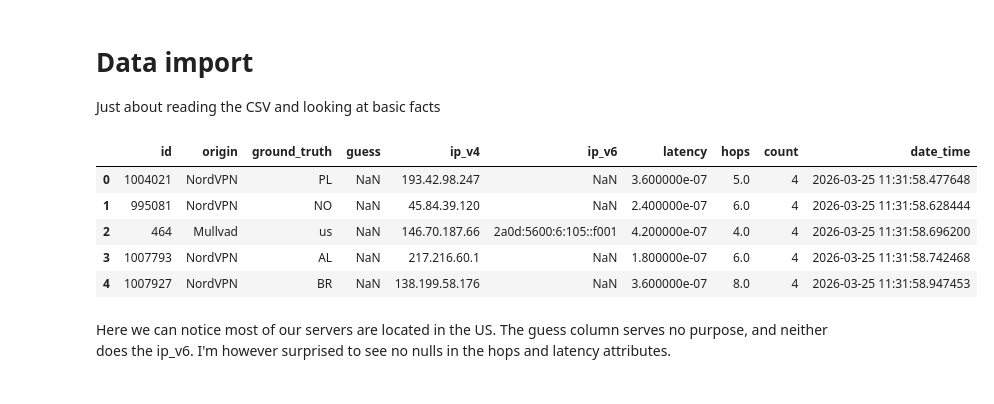
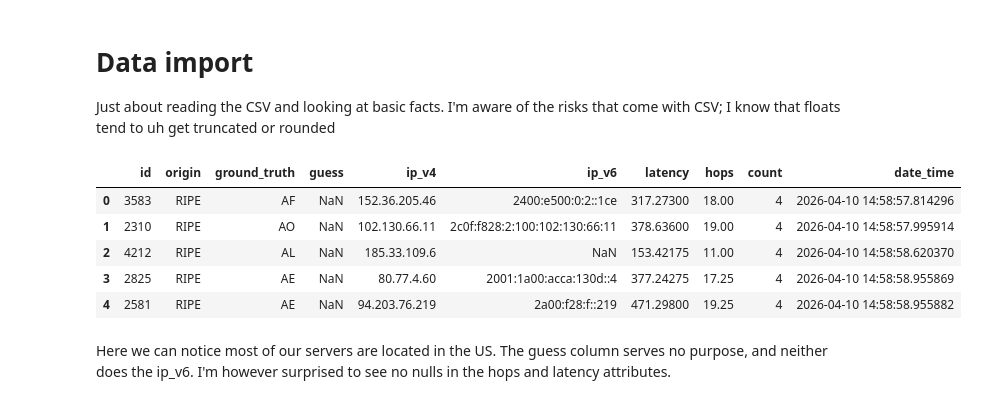
Before and after one commit to rtafurthgarcia/COM763-Assignment, a Jupyter notebook: preparation.ipynb, the cells around one changed output. Saved outputs shown, nothing was run; the diff lists cells and outputs as text; code cells hidden in the pictures.

Commit message:
dropped an accidental second row header in the csv. Displayed a distribution analysis as pie charts.

```diff
--- a/preparation.ipynb
+++ b/preparation.ipynb
@@ -1,19 +1,28 @@
 # %% [markdown]
 # Data import
-Just about reading the CSV and looking at basic facts
+Just about reading the CSV and looking at basic facts. I'm aware of the risks that come with CSV; I know that floats tend to uh get truncated or rounded
 # %%
 from pathlib import Path
+import numpy as np
 import pandas as pd
+from pandas import DataFrame
 
-measurements = pd.read_csv(Path("output.1.csv"))
+measurements = pd.read_csv(
+    Path("output.3.csv"),
+    skip_blank_lines=True,
+    header=0)
+
+measurements["latency"] = pd.to_numeric(measurements.latency, errors='coerce')
+measurements["hops"] = pd.to_numeric(measurements.hops, errors='coerce')
+measurements["count"] = pd.to_numeric(measurements["count"], errors='coerce')
 measurements.head()
 # %% [output]
 |  | id | origin | ground_truth | guess | ip_v4 | ip_v6 | latency | hops | count | date_time |
-| 0 | 1004021 | NordVPN | PL | NaN | 193.42.98.247 | NaN | 3.600000e-07 | 5.0 | 4 | 2026-03-25 11:31:58.477648 |
-| 1 | 995081 | NordVPN | NO | NaN | 45.84.39.120 | NaN | 2.400000e-07 | 6.0 | 4 | 2026-03-25 11:31:58.628444 |
-| 2 | 464 | Mullvad | us | NaN | 146.70.187.66 | 2a0d:5600:6:105::f001 | 4.200000e-07 | 4.0 | 4 | 2026-03-25 11:31:58.696200 |
-| 3 | 1007793 | NordVPN | AL | NaN | 217.216.60.1 | NaN | 1.800000e-07 | 6.0 | 4 | 2026-03-25 11:31:58.742468 |
-| 4 | 1007927 | NordVPN | BR | NaN | 138.199.58.176 | NaN | 3.600000e-07 | 8.0 | 4 | 2026-03-25 11:31:58.947453 |
+| 0 | 3583 | RIPE | AF | NaN | 152.36.205.46 | 2400:e500:0:2::1ce | 317.27300 | 18.00 | 4 | 2026-04-10 14:58:57.814296 |
+| 1 | 2310 | RIPE | AO | NaN | 102.130.66.11 | 2c0f:f828:2:100:102:130:66:11 | 378.63600 | 19.00 | 4 | 2026-04-10 14:58:57.995914 |
+| 2 | 4212 | RIPE | AL | NaN | 185.33.109.6 | NaN | 153.42175 | 11.00 | 4 | 2026-04-10 14:58:58.620370 |
+| 3 | 2825 | RIPE | AE | NaN | 80.77.4.60 | 2001:1a00:acca:130d::4 | 377.24275 | 17.25 | 4 | 2026-04-10 14:58:58.955869 |
+| 4 | 2581 | RIPE | AE | NaN | 94.203.76.219 | 2a00:f28:f::219 | 471.29800 | 19.25 | 4 | 2026-04-10 14:58:58.955882 |
 # %% [markdown]
 Here we can notice most of our servers are located in the US. The guess column serves no purpose, and neither does the ip_v6.
 I'm however surprised to see no nulls in the hops and latency attributes.
```
Also changed, not shown: parts of 9 cells of this notebook, 2 other files.
